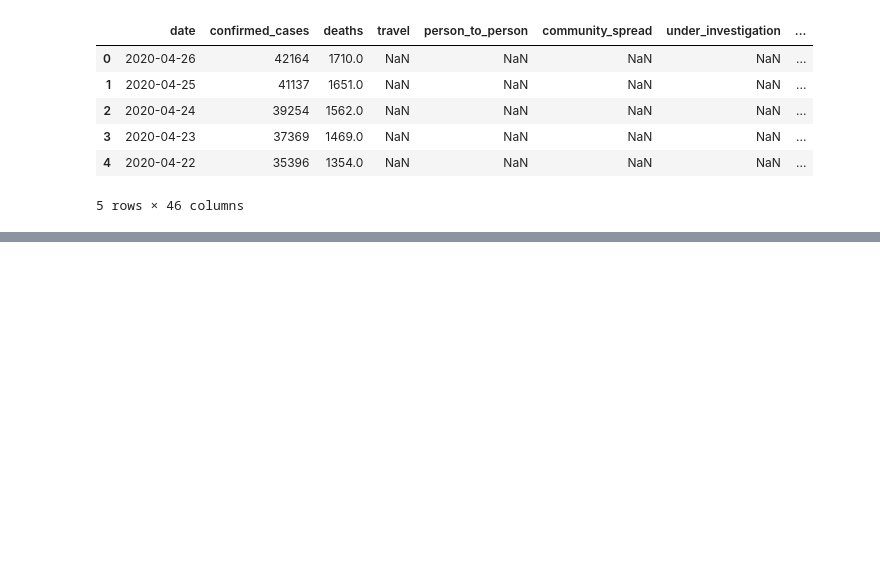
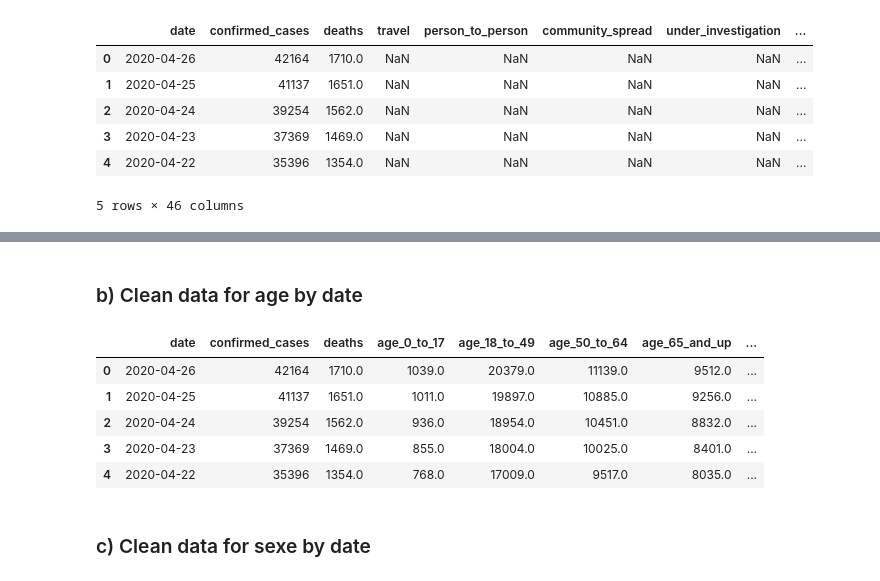
Before and after one commit to com-480-data-visualization/com-480-project-pouletpanier, a Jupyter notebook: Milstone2.ipynb, the cells around one changed output, grey strips where cells are left out. Saved outputs shown, nothing was run; the diff lists cells and outputs as text; code cells hidden in the pictures; blank space fills up the shorter version.

Commit message:
Data cleaning for detailed datasets done

```diff
--- a/Milstone2.ipynb
+++ b/Milstone2.ipynb
@@ -514,0 +536,16 @@ covid_clfn.head()
+# %% [markdown]
+### b) Clean data for age by date
+# %%
+covid_clfn_age = covid_clfn[['date', 'confirmed_cases', 'deaths', 'age_0_to_17', 'age_18_to_49', 'age_50_to_64',
+       'age_65_and_up', 'age_unknown']]
+# %%
+covid_clfn_age.head()
+# %% [output]
+|  | date | confirmed_cases | deaths | age_0_to_17 | age_18_to_49 | age_50_to_64 | age_65_and_up | ... |
+| 0 | 2020-04-26 | 42164 | 1710.0 | 1039.0 | 20379.0 | 11139.0 | 9512.0 | ... |
+| 1 | 2020-04-25 | 41137 | 1651.0 | 1011.0 | 19897.0 | 10885.0 | 9256.0 | ... |
+| 2 | 2020-04-24 | 39254 | 1562.0 | 936.0 | 18954.0 | 10451.0 | 8832.0 | ... |
+| 3 | 2020-04-23 | 37369 | 1469.0 | 855.0 | 18004.0 | 10025.0 | 8401.0 | ... |
+| 4 | 2020-04-22 | 35396 | 1354.0 | 768.0 | 17009.0 | 9517.0 | 8035.0 | ... |
+# %% [markdown]
+### c) Clean data for sexe by date
```
Also changed, not shown: parts of 8 cells of this notebook.
